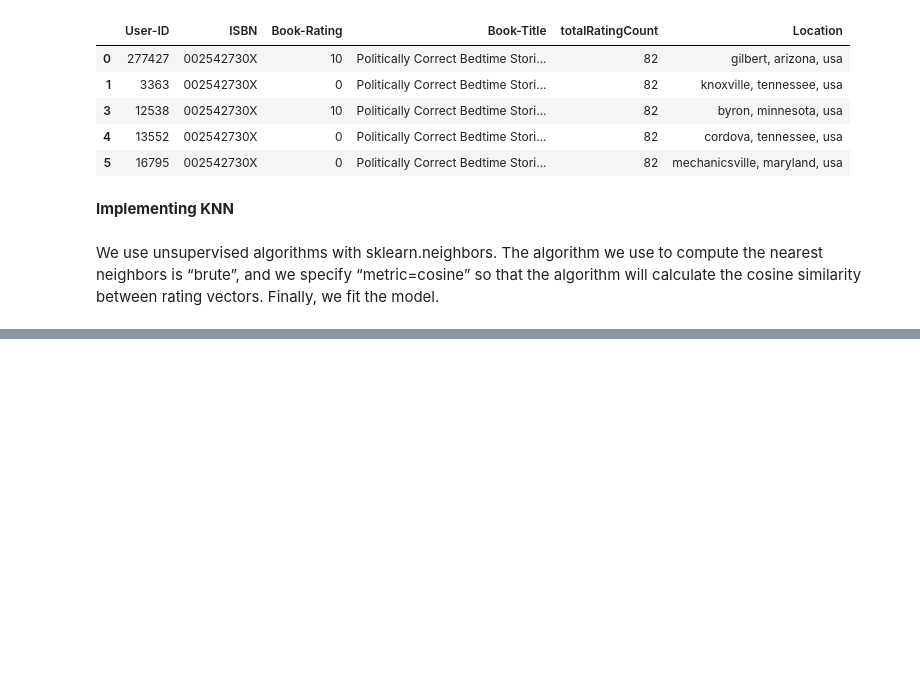
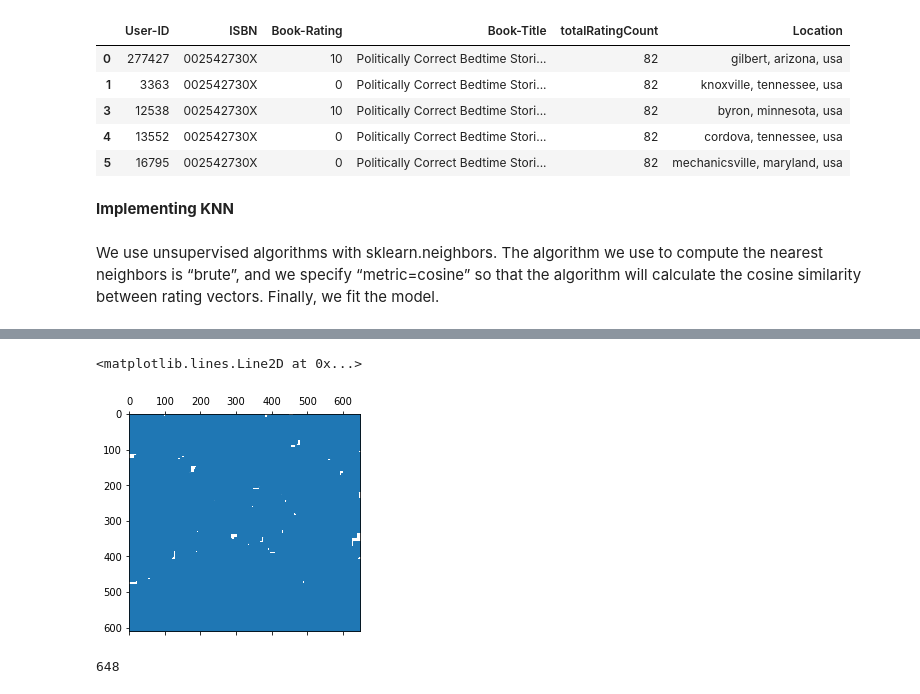
Before and after one commit to Ayushman0Singh/BookRecommendationSystem, a Jupyter notebook: BookRecomendation.ipynb, the cells around one changed output, grey strips where cells are left out. Cells and saved outputs as stored; diff of their text form; code cells hidden in the pictures; blank space fills up the shorter version.

```diff
--- a/BookRecomendation.ipynb
+++ b/BookRecomendation.ipynb
@@ -533,0 +547,9 @@ NearestNeighbors(algorithm='brute', metric='cosine')
+# %%
+plt.spy(india_us_user_rating_matrix)
+# %% [output]
+<matplotlib.lines.Line2D at 0x...>
+[figure, added]
+# %%
+india_us_user_rating_pivot.shape[1]
+# %% [output]
+648
```
Also changed, not shown: parts of 6 cells of this notebook.
